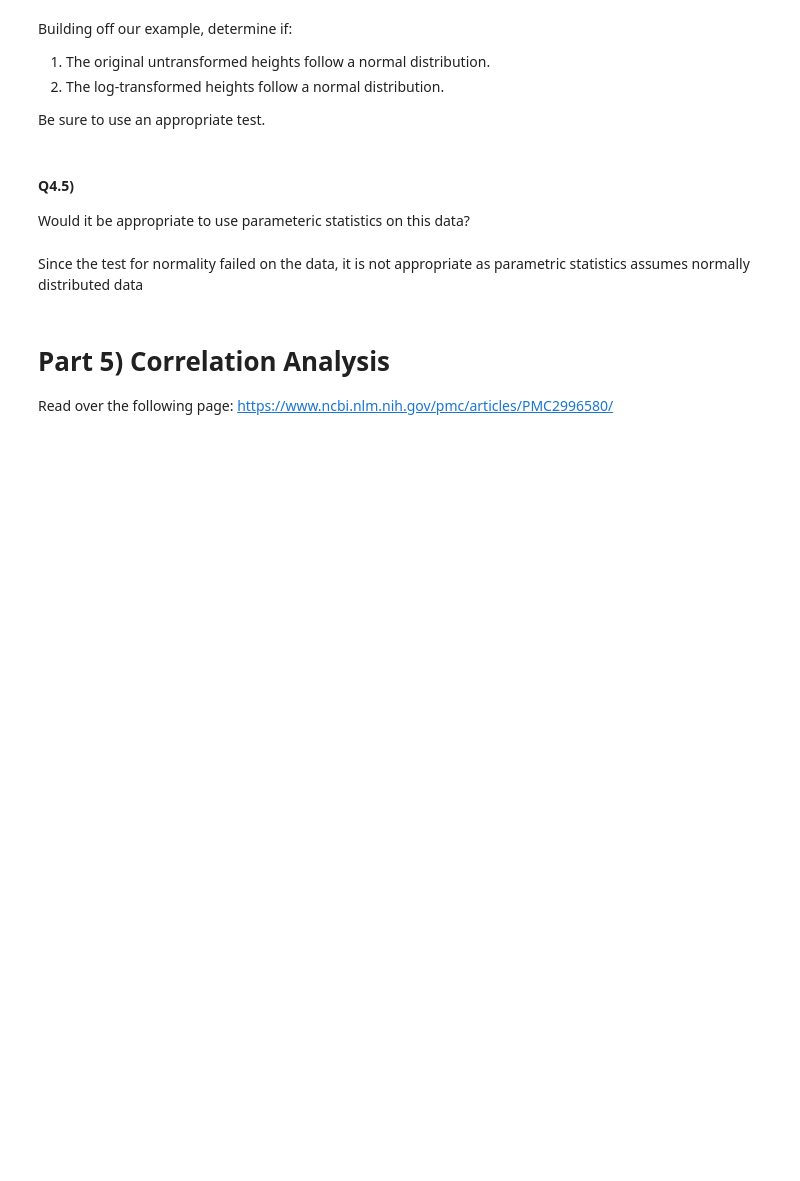
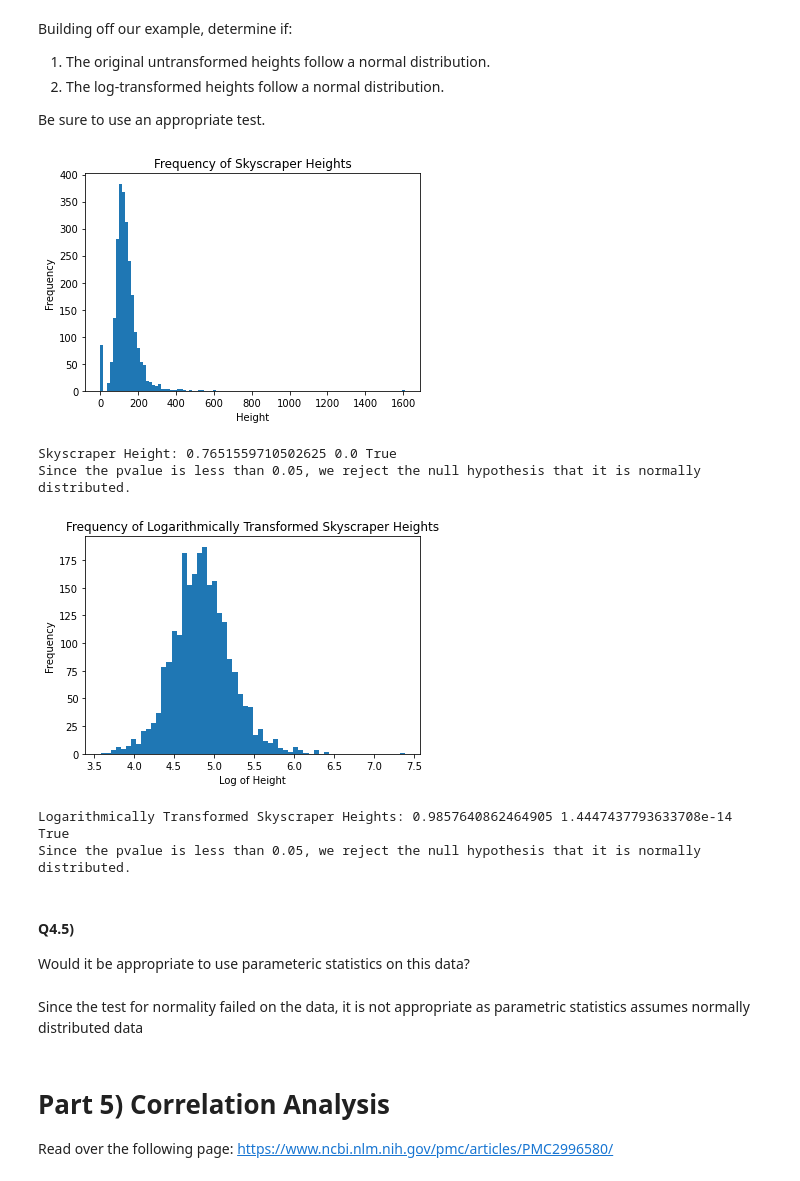
Before and after one commit to amaniedu71/CISC367-h-w, a Jupyter notebook: wk6/Statistics_Workbook.ipynb, the cells around one changed output. Saved outputs shown, nothing was run; the diff lists cells and outputs as text; code cells hidden in the pictures; blank space fills up the shorter version.

```diff
--- a/wk6/Statistics_Workbook.ipynb
+++ b/wk6/Statistics_Workbook.ipynb
@@ -482,28 +505,35 @@ Be sure to use an appropriate test.
 # %%
 skyscrapers_height = skyscrapers['statistics.height']
 plt.hist(skyscrapers_height, bins=100)
 plt.title("Frequency of Skyscraper Heights")
 plt.xlabel("Height")
 plt.ylabel("Frequency")
 plt.show()
 
 test_statistic, p_value = stats.shapiro(skyscrapers_height)
 print("Skyscraper Height:", test_statistic, p_value, p_value < .05)
 print("Since the pvalue is less than 0.05, we reject the null hypothesis that it is normally distributed.")
 
 
-skyscrapers_height = skyscrapers[skyscrapers['statistics.height']>0]
-skyscrapers_height_log = np.log(skyscraper_height)
+skyscrapers_height = skyscrapers[skyscrapers['statistics.height']>0]["statistics.height"]
+skyscrapers_height_log = np.log(skyscrapers_height)
 plt.hist(skyscrapers_height_log, bins=60)
 plt.title("Frequency of Logarithmically Transformed Skyscraper Heights")
 plt.xlabel("Log of Height")
 plt.ylabel("Frequency")
 plt.show()
 
 
 test_statistic, p_value = stats.shapiro(skyscrapers_height_log)
 print("Logarithmically Transformed Skyscraper Heights:", test_statistic, p_value, p_value < .05)
 print("Since the pvalue is less than 0.05, we reject the null hypothesis that it is normally distributed.")
+# %% [output]
+[figure, added]
+Skyscraper Height: 0.7651559710502625 0.0 True
+Since the pvalue is less than 0.05, we reject the null hypothesis that it is normally distributed.
+[figure, added]
+Logarithmically Transformed Skyscraper Heights: 0.9857640862464905 1.4447437793633708e-14 True
+Since the pvalue is less than 0.05, we reject the null hypothesis that it is normally distributed.
 # %% [markdown]
 #### Q4.5)
 
```
Also changed, not shown: parts of 5 cells of this notebook.
